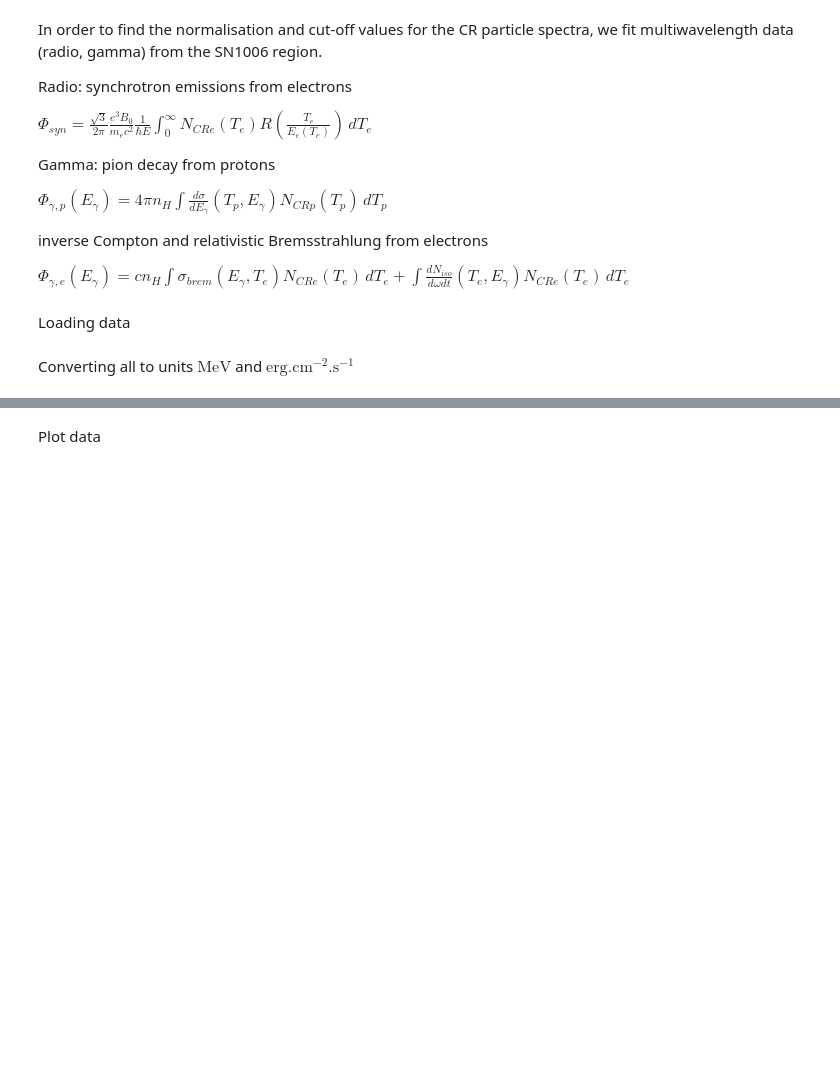
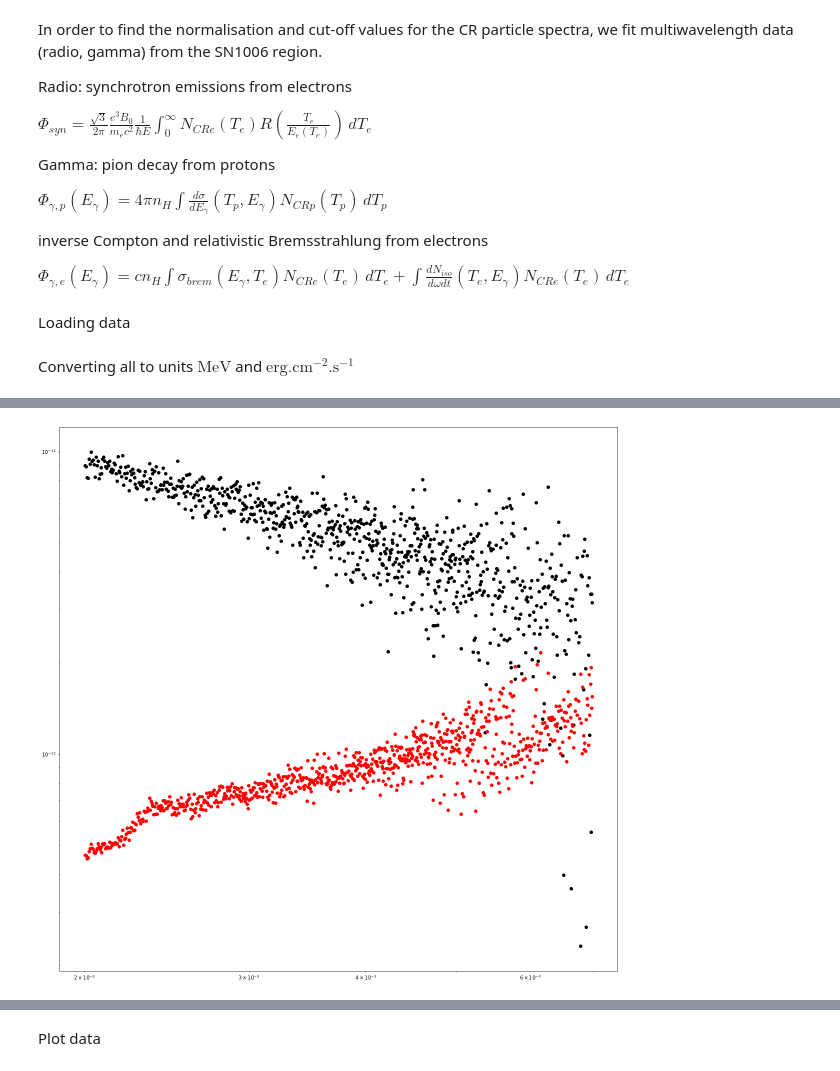
Before and after one commit to Sruthi-Ravikularaman/SN1006, a Jupyter notebook: SN1006_test.ipynb, the cells around one changed output, grey strips where cells are left out. Saved outputs shown, nothing was run; the diff lists cells and outputs as text; code cells hidden in the pictures; blank space fills up the shorter version.

```diff
--- a/SN1006_test.ipynb
+++ b/SN1006_test.ipynb
@@ -102,0 +118,9 @@ Eh, Phi_hp, Phi_hm = hess_data[:, 0] * 1e-6, hess_data[:, 1], hess_data[:, 2]
+# %%
+plt.scatter(Exm_nb, Phi_xmm_nb, color='black')
+plt.scatter(Exm_nb, Phi_xmm_nb_err, color='red')
+plt.xscale('log')
+plt.yscale('log')
+plt.rcParams['figure.figsize'] = [20, 20]
+plt.show()
+# %% [output]
+[figure, added]
```
Also changed, not shown: parts of 8 cells of this notebook, 8 other files.
